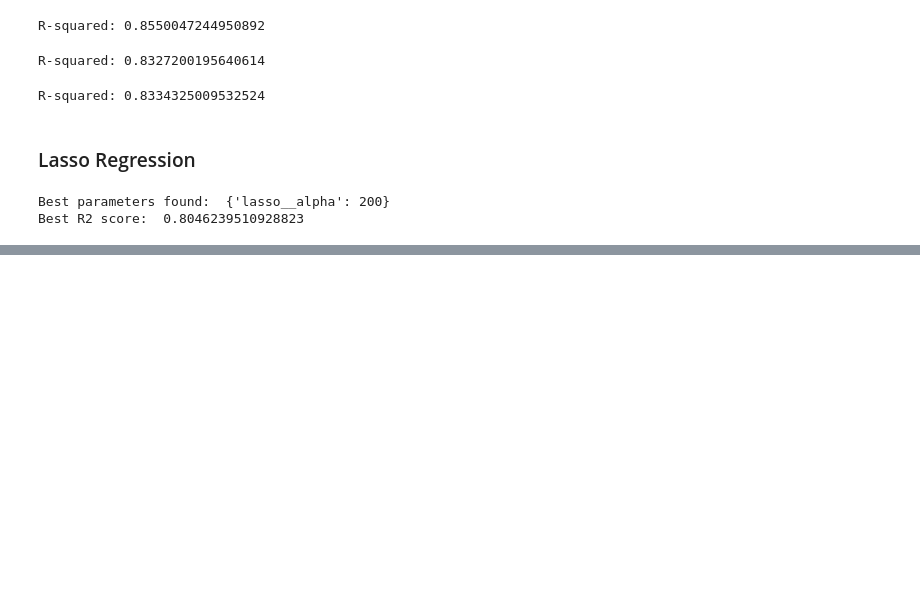
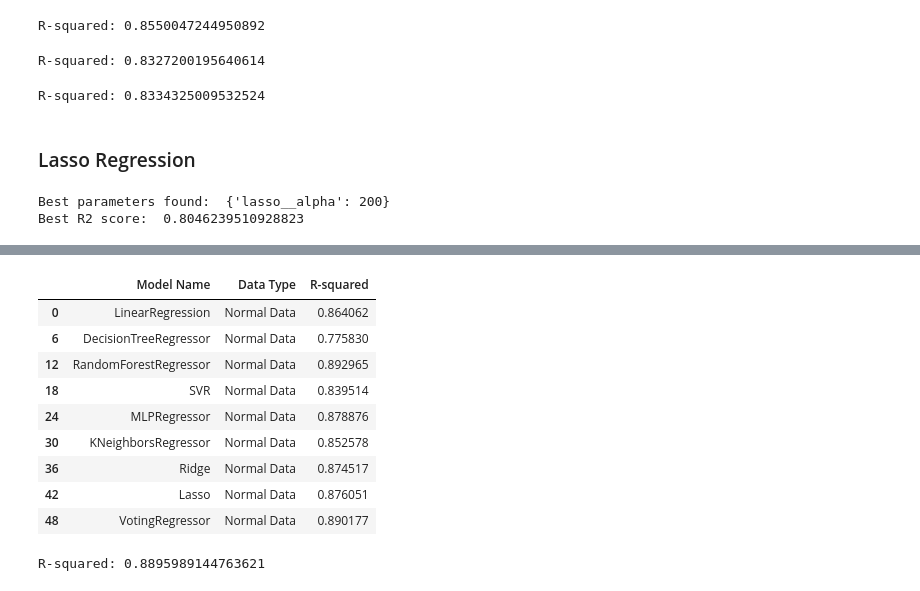
Before and after one commit to tonybotros1/ML-HM1, a Jupyter notebook: code.ipynb, the cells around one changed output, grey strips where cells are left out. Cells and saved outputs as stored; diff of their text form; code cells hidden in the pictures; blank space fills up the shorter version.

```diff
--- a/code.ipynb
+++ b/code.ipynb
@@ -1438,0 +1871,25 @@ loaded_model = joblib.load('random_forest_model.pkl')
+# %%
+df[df['Data Type']=='Normal Data']
+# %% [output]
+|  | Model Name | Data Type | R-squared |
+| 0 | LinearRegression | Normal Data | 0.864062 |
+| 6 | DecisionTreeRegressor | Normal Data | 0.775830 |
+| 12 | RandomForestRegressor | Normal Data | 0.892965 |
+| 18 | SVR | Normal Data | 0.839514 |
+| 24 | MLPRegressor | Normal Data | 0.878876 |
+| 30 | KNeighborsRegressor | Normal Data | 0.852578 |
+| 36 | Ridge | Normal Data | 0.874517 |
+| 42 | Lasso | Normal Data | 0.876051 |
+| 48 | VotingRegressor | Normal Data | 0.890177 |
+# %%
+voting_clf = VotingRegressor(
+    estimators=[('lr', model_Linear), ('knn', model_KNN),
+                ('rf', model_RandomForest), ('Lasso', model_Lasso), ('mlp', model_MLP),
+                ('ridge',model_Ridge )
+                ])
+voting_clf.fit(X_train, y_train)
+y_pred = voting_clf.predict(X_test)
+r2 = r2_score(y_test, y_pred)
+print(f'R-squared: {r2}')
+# %% [output]
+R-squared: 0.8895989144763621
```
Also changed, not shown: parts of 137 cells of this notebook, 1 other file.
